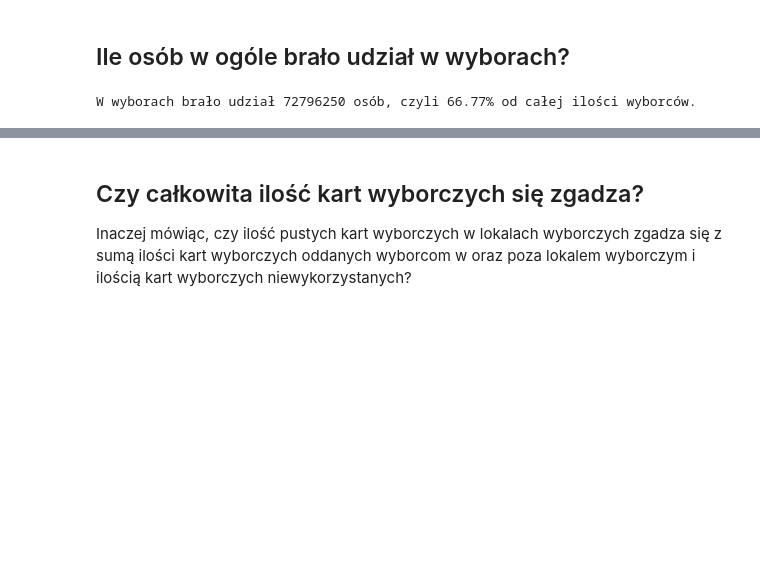
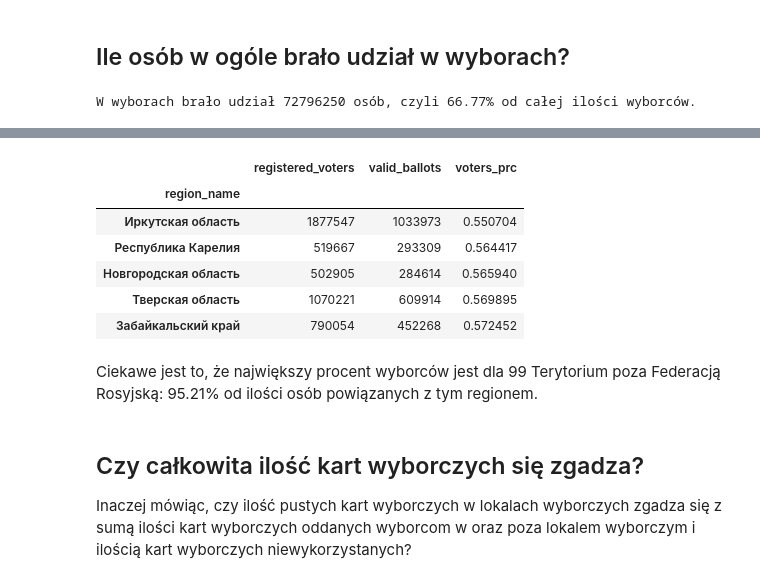
Before and after one commit to vadzhuravlev/ONS, a Jupyter notebook: Project.ipynb, the cells around one changed output, grey strips where cells are left out. Cells and saved outputs as stored; diff of their text form; code cells hidden in the pictures; blank space fills up the shorter version.

```diff
--- a/Project.ipynb
+++ b/Project.ipynb
@@ -96,3 +109,15 @@ W wyborach brało udział 72796250 osób, czyli 66.77% od całej ilości wyborc
+# %%
+regions_sum.sort_values(by = 'voters_prc')[['registered_voters', 'valid_ballots', 'voters_prc']].head()
+# %% [output]
+|  | registered_voters | valid_ballots | voters_prc |
+| region_name |  |  |  |
+| Иркутская область | 1877547 | 1033973 | 0.550704 |
+| Республика Карелия | 519667 | 293309 | 0.564417 |
+| Новгородская область | 502905 | 284614 | 0.565940 |
+| Тверская область | 1070221 | 609914 | 0.569895 |
+| Забайкальский край | 790054 | 452268 | 0.572452 |
+# %% [markdown]
+Ciekawe jest to, że największy procent wyborców jest dla 99 Terytorium poza Federacją Rosyjską: 95.21% od ilości osób powiązanych z tym regionem.
 # %% [markdown]
 ## Czy całkowita ilość kart wyborczych się zgadza?
 
```
Also changed, not shown: parts of 43 cells of this notebook.
